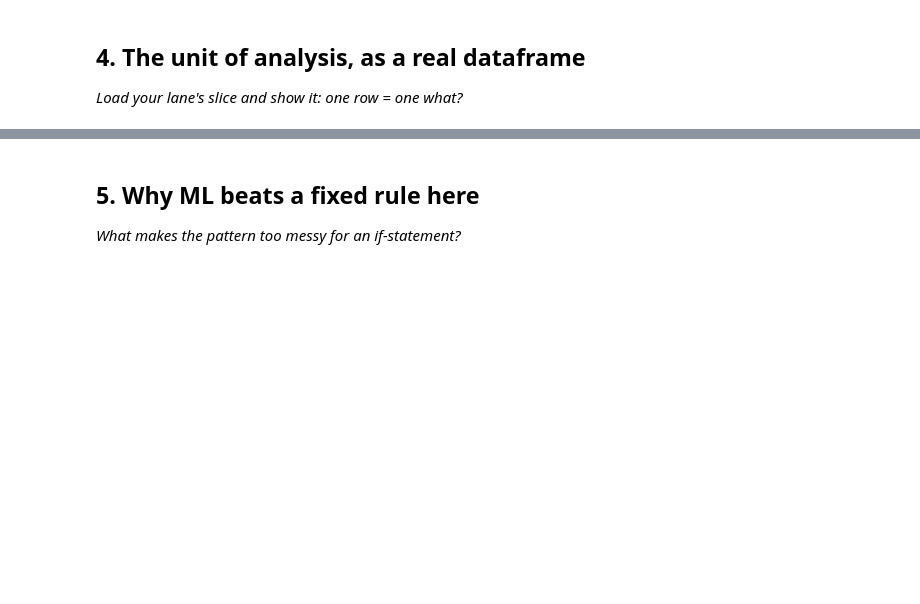
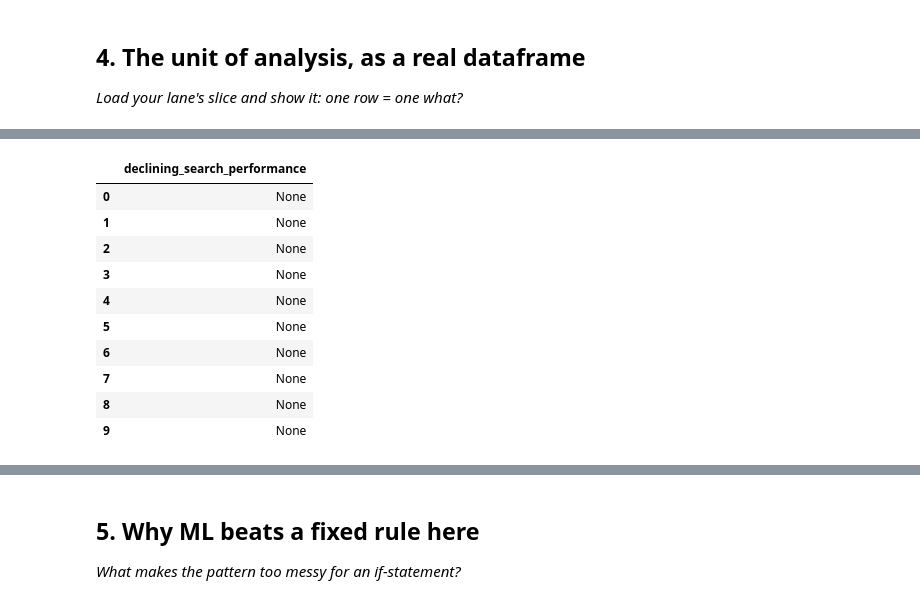
Before and after one commit to abishekr19/flyrank-ml-internship-starter, a Jupyter notebook: work/notebooks/w02_ml_task_framing.ipynb, the cells around one changed output, grey strips where cells are left out. Cells and saved outputs as stored; diff of their text form; code cells hidden in the pictures; blank space fills up the shorter version.

```diff
--- a/work/notebooks/w02_ml_task_framing.ipynb
+++ b/work/notebooks/w02_ml_task_framing.ipynb
@@ -45,0 +141,22 @@ This classification output can help prioritize webpages for further content inve
+# %%
+target_example = df.head(10).copy()
+
+target_example["declining_search_performance"] = None
+
+display(
+    target_example[
+        ["declining_search_performance"]
+    ]
+)
+# %% [output]
+|  | declining_search_performance |
+| 0 | None |
+| 1 | None |
+| 2 | None |
+| 3 | None |
+| 4 | None |
+| 5 | None |
+| 6 | None |
+| 7 | None |
+| 8 | None |
+| 9 | None |
```
Also changed, not shown: parts of 14 cells of this notebook.
